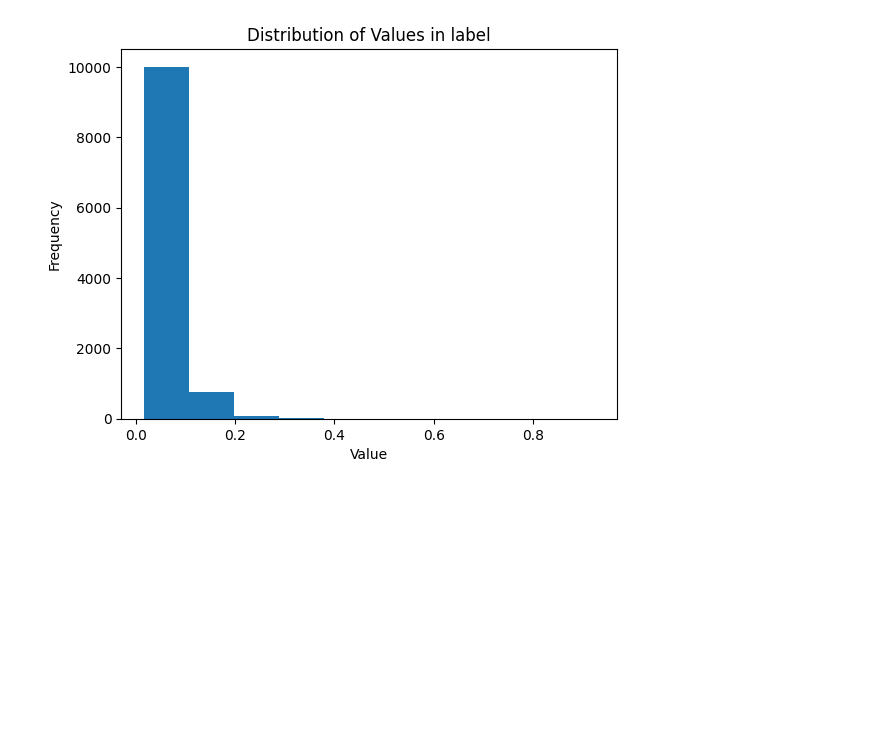
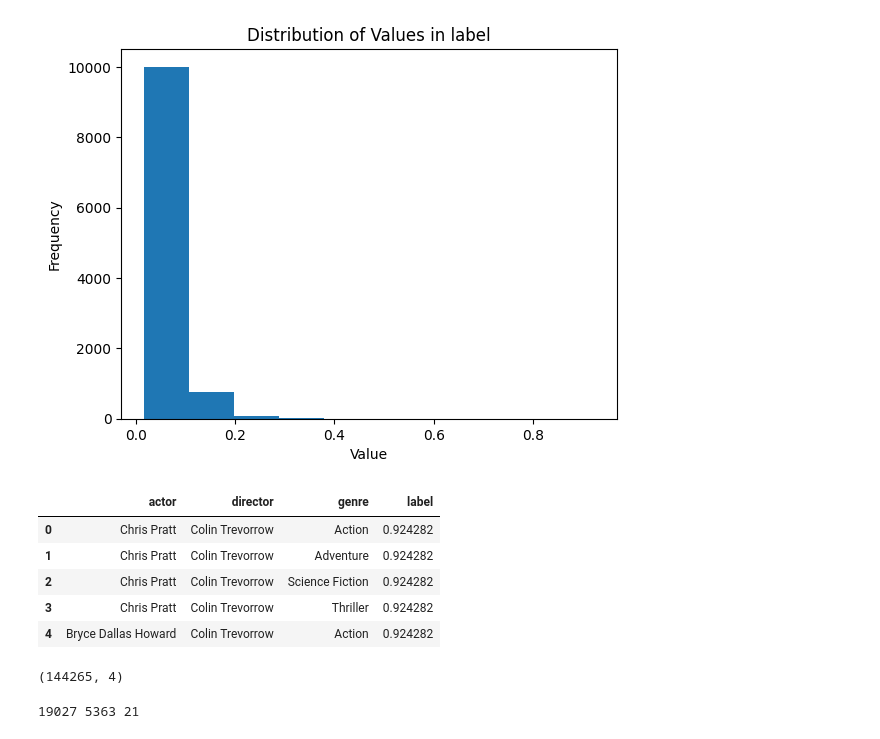
Before and after one commit to Entro01/ML, a Jupyter notebook: hit-or-flop.ipynb, the cells around one changed output. Cells and saved outputs as stored; diff of their text form; code cells hidden in the pictures; blank space fills up the shorter version.

```diff
--- a/hit-or-flop.ipynb
+++ b/hit-or-flop.ipynb
@@ -243,3 +243,27 @@ plt.ylabel('Frequency')
 plt.show()
 # %% [output]
 [figure]
+# %%
+# separating the cast and genre names into individual entries
+df['cast'] = df['cast'].str.split('|')
+df['director'] = df['director'].str.split('|')
+df['genres'] = df['genres'].str.split('|')
+
+df = df.explode('cast').reset_index(drop=True)
+df = df.explode('director').reset_index(drop=True)
+df = df.explode('genres').reset_index(drop=True)
+
+df.rename(columns={'genres': 'genre', 'cast': 'actor'}, inplace=True)
+# %%
+df.head()
+# %% [output]
+|  | actor | director | genre | label |
+| 0 | Chris Pratt | Colin Trevorrow | Action | 0.924282 |
+| 1 | Chris Pratt | Colin Trevorrow | Adventure | 0.924282 |
+| 2 | Chris Pratt | Colin Trevorrow | Science Fiction | 0.924282 |
+| 3 | Chris Pratt | Colin Trevorrow | Thriller | 0.924282 |
+| 4 | Bryce Dallas Howard | Colin Trevorrow | Action | 0.924282 |
+# %%
+df.shape
+# %% [output]
+(144265, 4)
@@ -245,0 +284,4 @@ plt.show()
+# %%
+print(num_actor, num_director, num_genre)
+# %% [output]
+19027 5363 21
```
Also changed, not shown: parts of 1 cell of this notebook.
